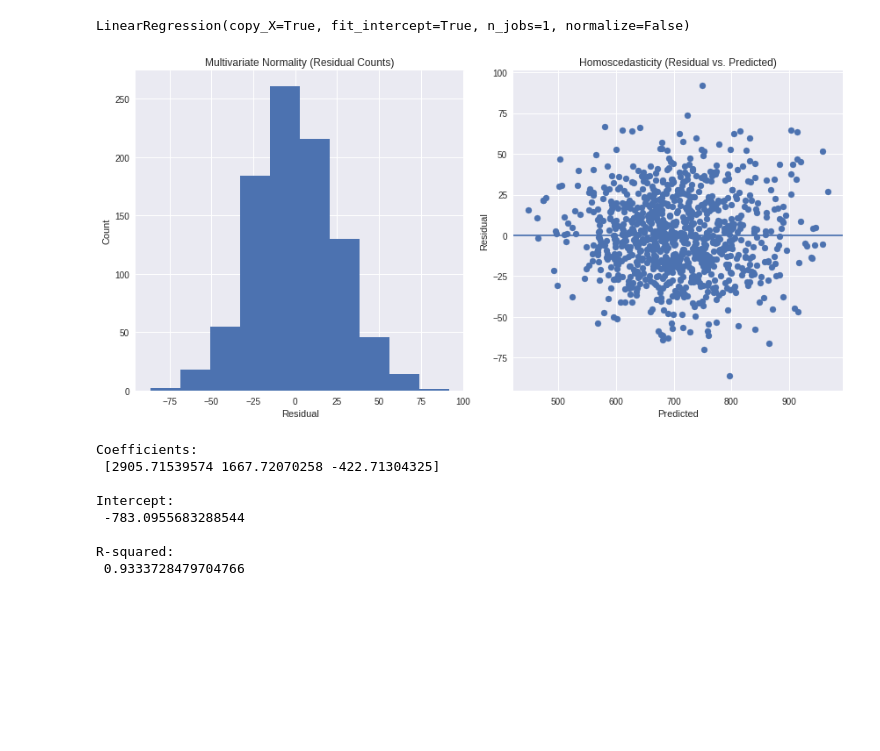
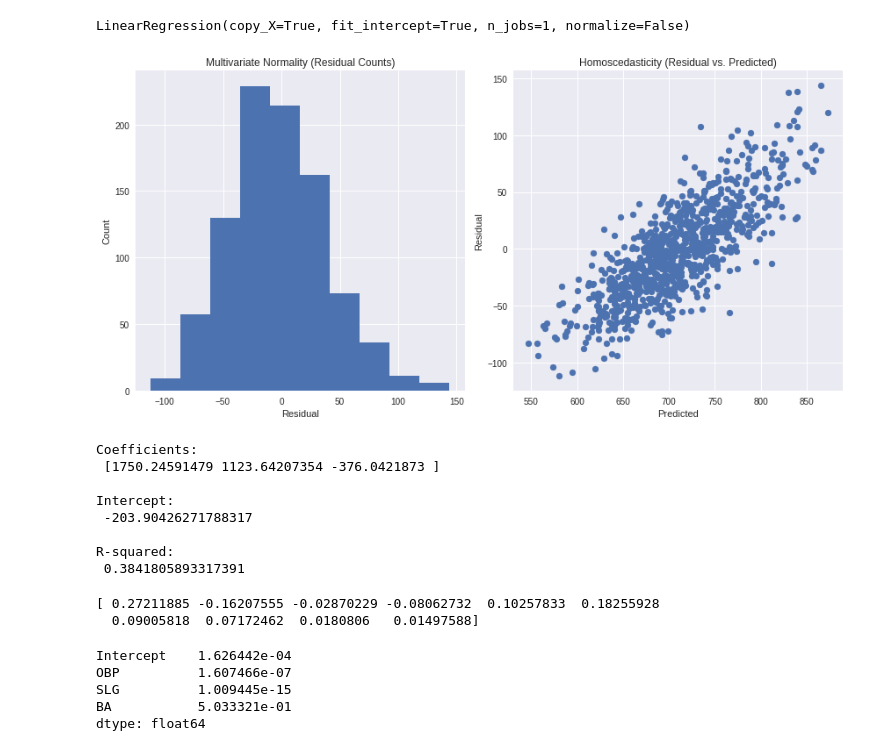
Before and after one commit to GlennSG/Moneyball, a Jupyter notebook: MB SLA Rough Draft 2.ipynb, the cells around one changed output. Cells and saved outputs as stored; diff of their text form; code cells hidden in the pictures; blank space fills up the shorter version.

```diff
--- a/MB SLA Rough Draft 2.ipynb
+++ b/MB SLA Rough Draft 2.ipynb
@@ -8,7 +8,7 @@ import seaborn as sns
 import preprocessupdate
 plt.style.use("seaborn")
 # %%
-mb_data = preprocessupdated.df3
+mb_data = preprocessupdate.df3
 mb_data.head(3)
 # %% [output]
 |  | RS | RA | W | OBP | SLG | BA | OOBP | OSLG | Year | Team | RD | ... |
@@ -53,7 +27,7 @@ dtype: int64
 ### Runs Scored (RS)
 # %%
 X_RS = mb_data[["OBP","SLG","BA"]]
-y_RS = mb_data["RS"]
+y_RS = mb_data["RS_Target"]
 # %%
 from numpy.polynomial.polynomial import polyfit
 
@@ -82,7 +56,7 @@ Appears to be a linear relationship between features and target variables.
 # %%
 # train & test set for RS
 from sklearn.model_selection import train_test_split
-XRS_train,XRS_test,yRS_train,yRS_test = train_test_split(X_RS,y_RS,test_size=0.3)
+XRS_train,XRS_test,yRS_train,yRS_test = train_test_split(X_RS,y_RS,test_size=0.2)
 # %%
 # fit linear regression to RS dataset
 from sklearn.linear_model import LinearRegression
@@ -92,13 +66,13 @@ regr_RS.fit(XRS_train,yRS_train)
 LinearRegression(copy_X=True, fit_intercept=True, n_jobs=1, normalize=False)
 # %%
 # check for multivariate normality & homoscedasticity
-def linear_assump(X,X_col,regr_model):
+def linear_assump(X,X_col,regr_model,n_columns):
     actual = mb_data[X_col]
     predicted = regr_model.predict(X)
     residual = actual - predicted
 
     plt.rcParams["figure.figsize"] = (12,6)
-    fig,ax = plt.subplots(nrows=1,ncols=2)
+    fig,ax = plt.subplots(nrows=1,ncols=n_columns)
 
     ax[0].hist(residual)
     ax[0].set_title("Multivariate Normality (Residual Counts)")
@@ -108,15 +82,15 @@ def linear_assump(X,X_col,regr_model):
     ax[1].scatter(predicted,residual)
     ax[1].set_xlabel("Predicted")
     ax[1].set_ylabel("Residual")
-    ax[1].axhline(y=0)
+    #ax[1].axhline(y=0)
     ax[1].set_title("Homoscedasticity (Residual vs. Predicted)")
 
     fig.tight_layout()
     plt.show()
 # %%
-linear_assump(X_RS,"RS",regr_RS)
+linear_assump(X_RS,"RS",regr_RS,2)
 # %% [output]
-[figure, old version]
+[figure, new version]
 # %%
 # evaluating model performance (RS)
 print("Coefficients:\n",regr_RS.coef_)
@@ -124,10 +98,17 @@ print("\nIntercept:\n",regr_RS.intercept_)
 print("\nR-squared:\n",regr_RS.score(XRS_test,yRS_test))
 # %% [output]
 Coefficients:
- [2905.71539574 1667.72070258 -422.71304325]
+ [1750.24591479 1123.64207354 -376.0421873 ]
 
 Intercept:
- -783.0955683288544
+ -203.90426271788317
 
 R-squared:
- 0.9333728479704766
+ 0.3841805893317391
+# %%
+from sklearn.model_selection import cross_val_score
+cvs_RS = cross_val_score(estimator=regr_RS,X=X_RS,y=y_RS,cv=10)
+print(cvs_RS)
+# %% [output]
+[ 0.27211885 -0.16207555 -0.02870229 -0.08062732  0.10257833  0.18255928
+  0.09005818  0.07172462  0.0180806   0.01497588]
@@ -133,0 +120,9 @@ R-squared:
+# %%
+# check p-values for features and target variable, if p-value > 0.05 drop feature
+lm_RS.pvalues
+# %% [output]
+Intercept    1.626442e-04
+OBP          1.607466e-07
+SLG          1.009445e-15
+BA           5.033321e-01
+dtype: float64
```
Also changed, not shown: parts of 49 cells of this notebook, 2 other files.
